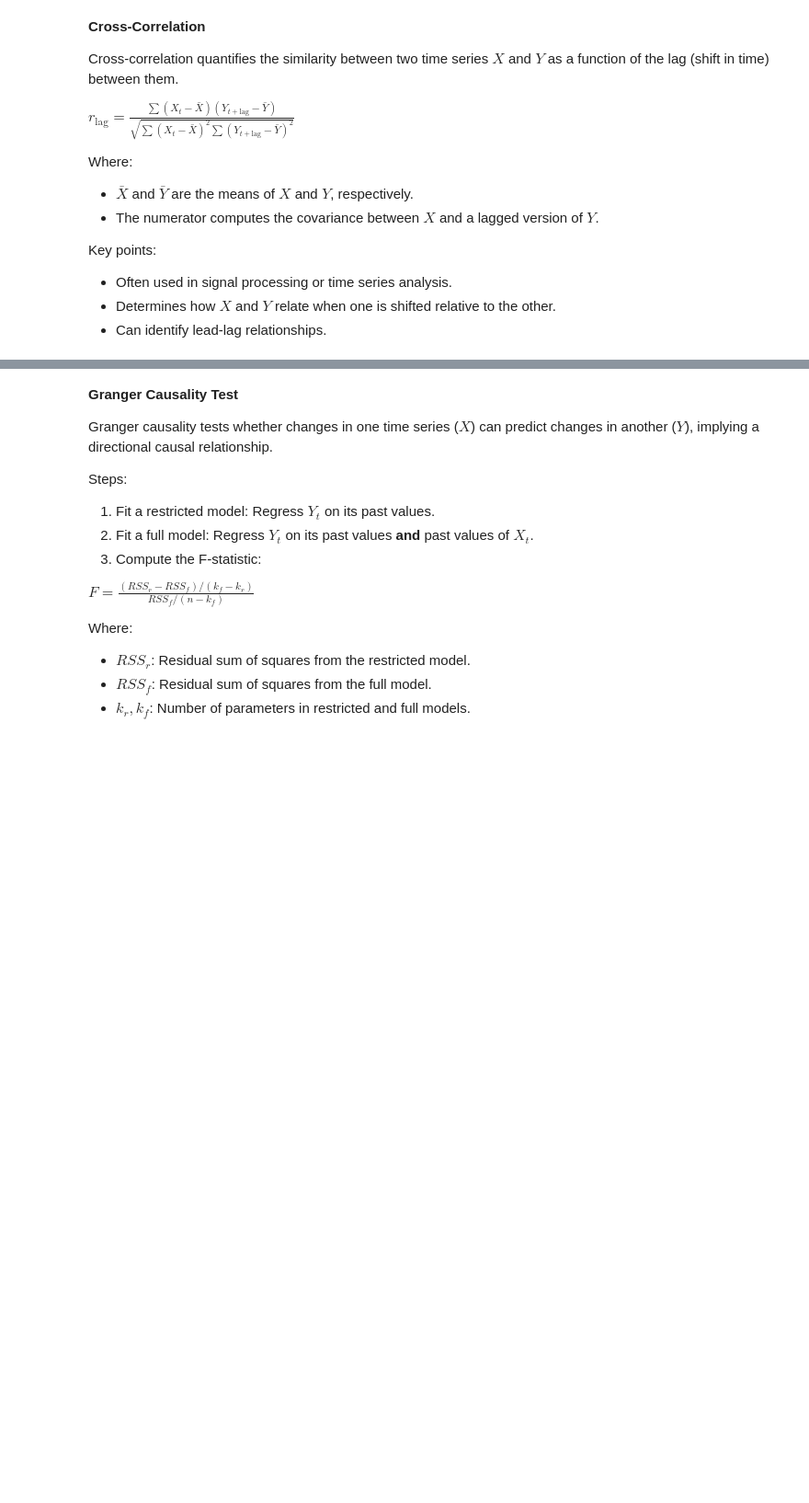
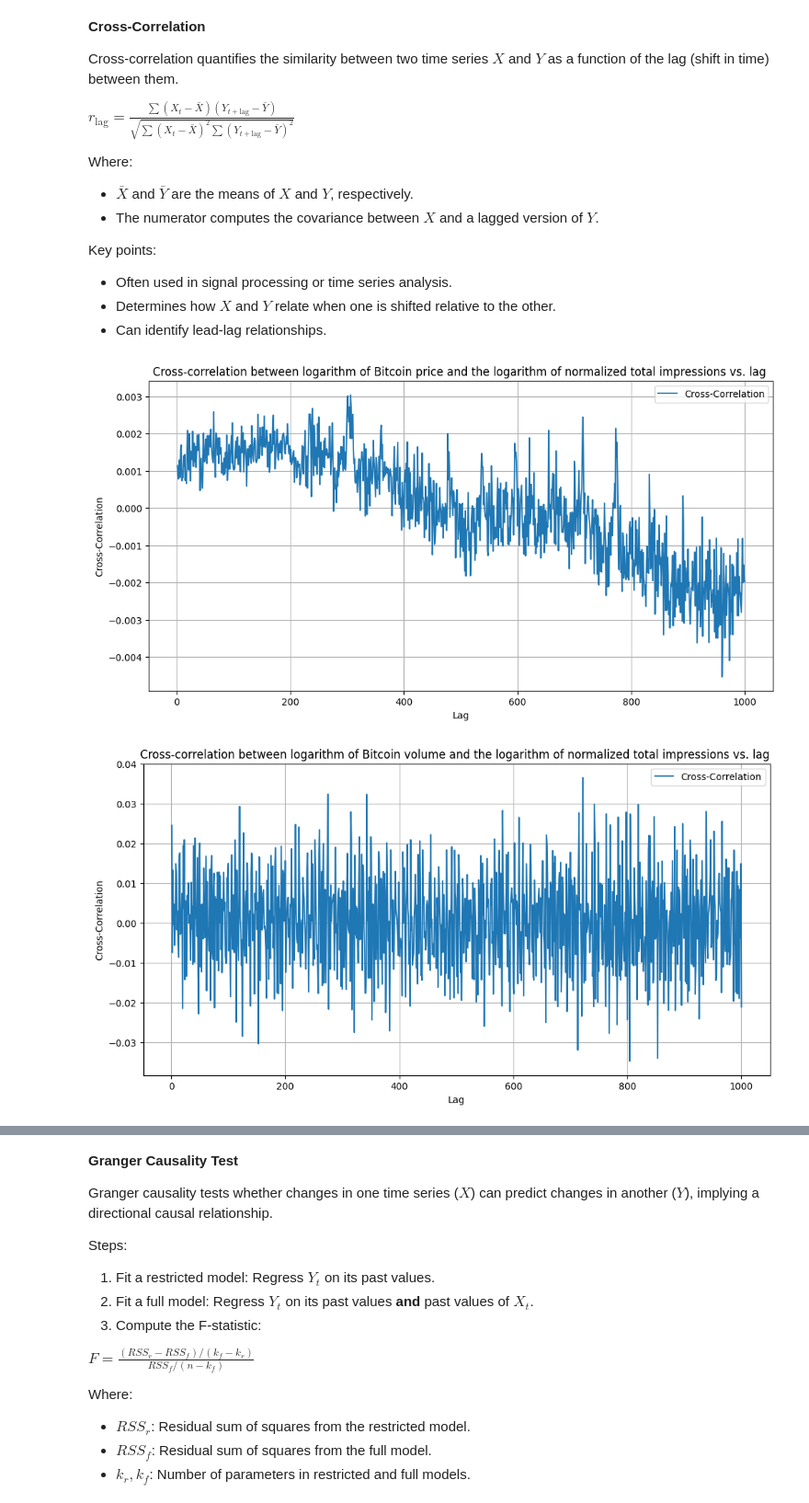
Before and after one commit to finn-prins/Scientific-Data-Analysis-Project, a Jupyter notebook: team_11.ipynb, the cells around one changed output, grey strips where cells are left out. Shown at 92% size. Cells and saved outputs as stored; diff of their text form; code cells hidden in the pictures; blank space fills up the shorter version.

```diff
--- a/team_11.ipynb
+++ b/team_11.ipynb
@@ -563,7 +665,7 @@ def cross_correlation(X, Y, lag):
 max_lag = 1000
 
 plt.figure(figsize=(12, 6))
-plt.plot(range(1, max_lag + 1), [cross_correlation(log_price, log_impressions, lag=lag) for lag in range(1, max_lag + 1)], label='Cross-Correlation')
+plt.plot(range(1, max_lag + 1), [cross_correlation(log_price, diff_log_impressions, lag=lag) for lag in range(1, max_lag + 1)], label='Cross-Correlation')
 plt.title('Cross-correlation between logarithm of Bitcoin price and the logarithm of normalized total impressions vs. lag ')
 plt.xlabel('Lag')
 plt.ylabel('Cross-Correlation')
@@ -572,7 +674,7 @@ plt.grid(True)
 plt.show()
 
 plt.figure(figsize=(12, 6))
-plt.plot(range(1, max_lag + 1), [cross_correlation(log_volume, log_impressions, lag=lag) for lag in range(1, max_lag + 1)], label='Cross-Correlation')
+plt.plot(range(1, max_lag + 1), [cross_correlation(log_volume, diff_log_impressions, lag=lag) for lag in range(1, max_lag + 1)], label='Cross-Correlation')
 plt.title('Cross-correlation between logarithm of Bitcoin volume and the logarithm of normalized total impressions vs. lag ')
 plt.xlabel('Lag')
 plt.ylabel('Cross-Correlation')
@@ -581,37 +683,40 @@ plt.grid(True)
 plt.show()
 
 plt.figure(figsize=(12, 6))
-plt.plot(range(1, max_lag + 1), [cross_correlation(log_change, log_impressions, lag=lag) for lag in range(1, max_lag + 1)], label='Cross-Correlation')
+plt.plot(range(1, max_lag + 1), [cross_correlation(log_change, diff_log_impressions, lag=lag) for lag in range(1, max_lag + 1)], label='Cross-Correlation')
 plt.title('Cross-correlation between Bitcoin change and the logarithm of normalized total impressions vs. lag ')
 plt.xlabel('Lag')
 plt.ylabel('Cross-Correlation')
 plt.legend()
 plt.grid(True)
 plt.show()
 
 plt.figure(figsize=(12, 6))
-plt.plot(range(1, max_lag + 1), [cross_correlation(log_price, log_sentiment, lag=lag) for lag in range(1, max_lag + 1)], label='Cross-Correlation')
+plt.plot(range(1, max_lag + 1), [cross_correlation(log_price, diff_log_sentiment, lag=lag) for lag in range(1, max_lag + 1)], label='Cross-Correlation')
 plt.title('Cross-correlation between logarithm of Bitcoin price and the logarithm of normalized sentiment magnitude vs. lag ')
 plt.xlabel('Lag')
 plt.ylabel('Cross-Correlation')
 plt.legend()
 plt.grid(True)
 plt.show()
 
 plt.figure(figsize=(12, 6))
-plt.plot(range(1, max_lag + 1), [cross_correlation(log_volume, log_sentiment, lag=lag) for lag in range(1, max_lag + 1)], label='Cross-Correlation')
+plt.plot(range(1, max_lag + 1), [cross_correlation(log_volume, diff_log_sentiment, lag=lag) for lag in range(1, max_lag + 1)], label='Cross-Correlation')
 plt.title('Cross-correlation between logarithm of Bitcoin volume and the logarithm of normalized sentiment magnitude vs. lag ')
 plt.xlabel('Lag')
 plt.ylabel('Cross-Correlation')
 plt.legend()
 plt.grid(True)
 plt.show()
 
 plt.figure(figsize=(12, 6))
-plt.plot(range(1, max_lag + 1), [cross_correlation(log_change, log_sentiment, lag=lag) for lag in range(1, max_lag + 1)], label='Cross-Correlation')
+plt.plot(range(1, max_lag + 1), [cross_correlation(log_change, diff_log_sentiment, lag=lag) for lag in range(1, max_lag + 1)], label='Cross-Correlation')
 plt.title('Cross-correlation between Bitcoin change and the logarithm of normalized sentiment magnitude vs. lag ')
 plt.xlabel('Lag')
 plt.ylabel('Cross-Correlation')
 plt.legend()
 plt.grid(True)
 plt.show()
+# %% [output]
+[figure, added]
+[figure, added]
```
Also changed, not shown: parts of 14 cells of this notebook.
